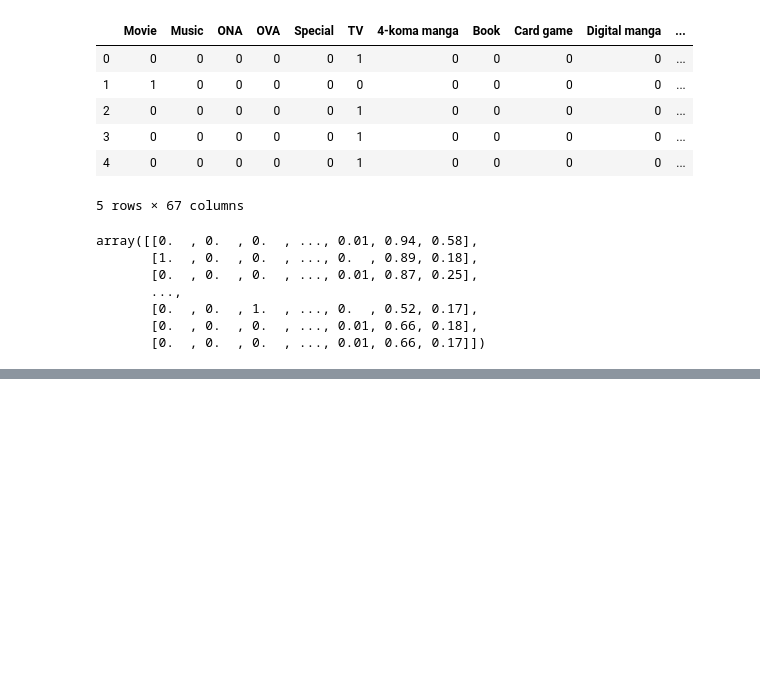
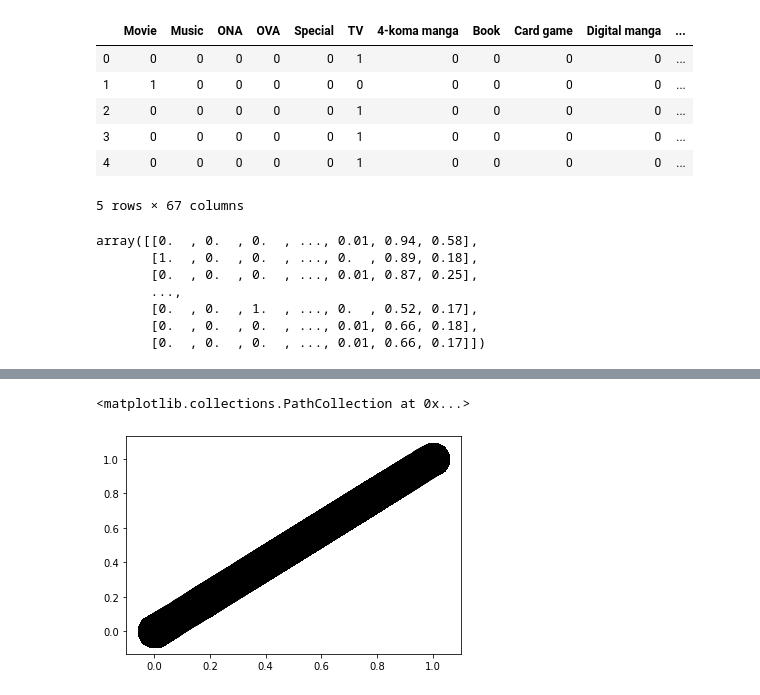
Before and after one commit to FHShubho/Anime_Recommender, a Jupyter notebook: Anime Recommender.ipynb, the cells around one changed output, grey strips where cells are left out. Drawn from its saved outputs; the diff is of its cells as text; code cells hidden in the pictures; blank space fills up the shorter version.

```diff
--- a/Anime Recommender.ipynb
+++ b/Anime Recommender.ipynb
@@ -491,0 +590,5 @@ Anime Recommendation for: Cowboy Bebop / Cowboy Bebop
+# %%
+plt.scatter(test1, test1, marker = 'o', s = 1000, color = 'black')
+# %% [output]
+<matplotlib.collections.PathCollection at 0x...>
+[figure, added]
```
Also changed, not shown: parts of 111 cells of this notebook.
